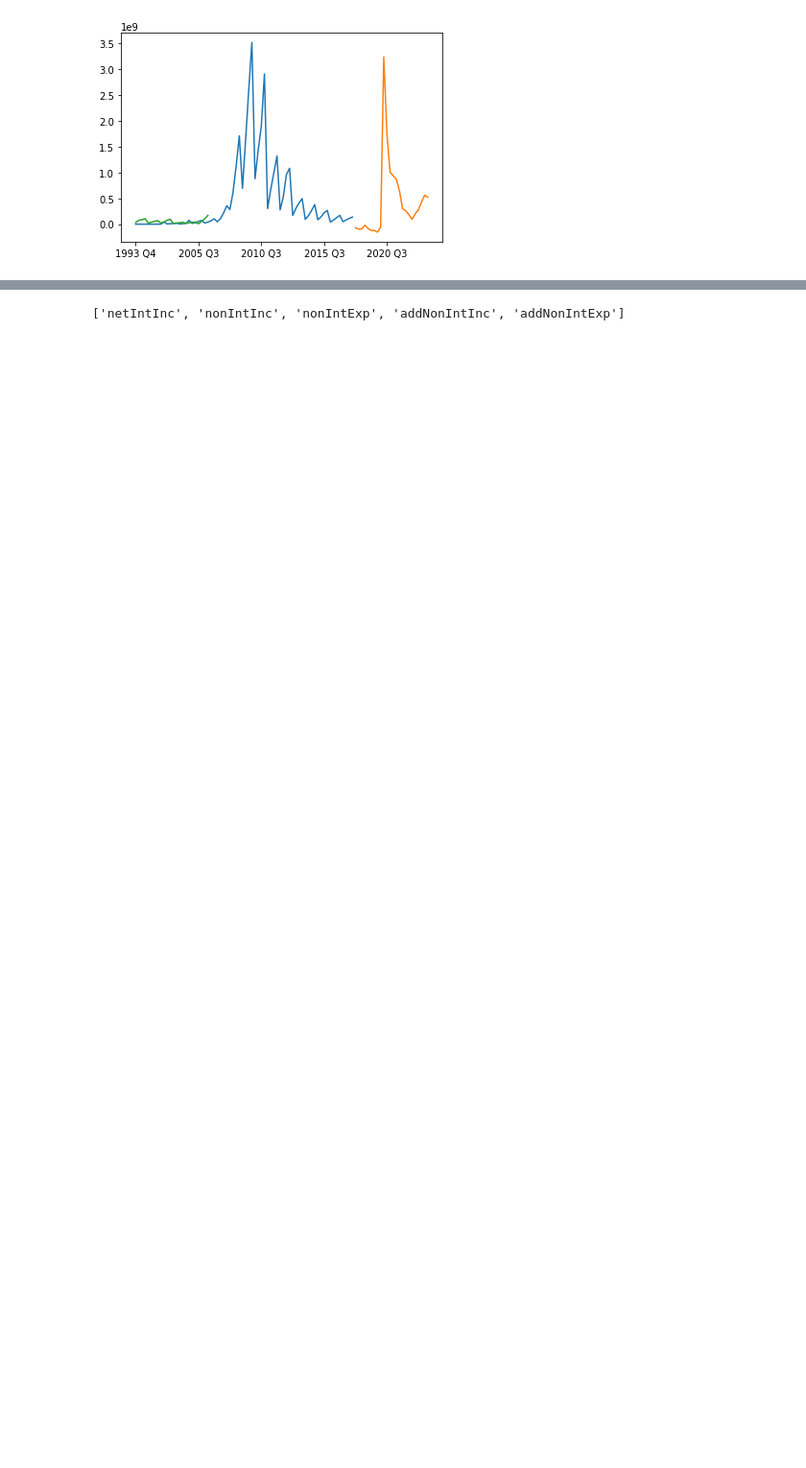
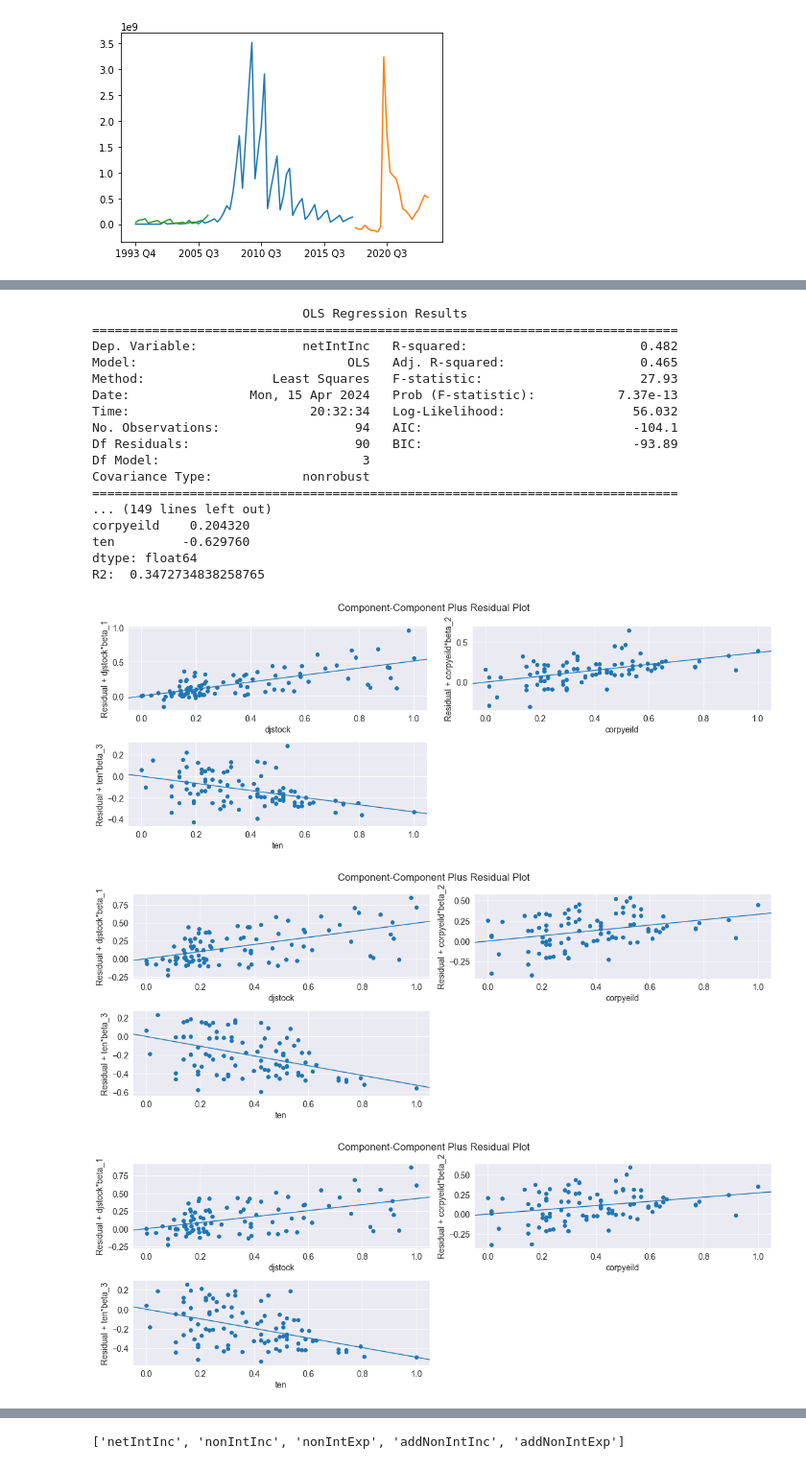
Before and after one commit to su-mana-s/Banking-and-Finance, a Jupyter notebook: src/models/scenario.ipynb, the cells around one changed output, grey strips where cells are left out. Shown at 96% size. Saved outputs shown, nothing was run; the diff lists cells and outputs as text; code cells hidden in the pictures; blank space fills up the shorter version.

```diff
--- a/src/models/scenario.ipynb
+++ b/src/models/scenario.ipynb
@@ -220,8 +220,8 @@ ranks # give top factors for each variable
 # %% [markdown]
 ## Statsmodels
 # %%
-pred_df.shape
-target = 'Loans secured by 1-4 family senior liens - total charge-offs'
+# pred_df.shape
+# target = 'Loans secured by 1-4 family senior liens - total charge-offs'
 
-pred_df = pred_df.rename(columns={'Loans secured by 1-4 family senior liens - total charge-offs': 'sliens_chargeoffs'})
+# pred_df = pred_df.rename(columns={'Loans secured by 1-4 family senior liens - total charge-offs': 'sliens_chargeoffs'})
 # %%
@@ -256,10 +256,10 @@ unempr       3.075962e+08
 dtype: float64
 R2:  0.5532915267088108
 # %%
-fig = sm.graphics.plot_partregress_grid(model1)
-fig.tight_layout(pad=1.0)
+# fig = sm.graphics.plot_partregress_grid(model1)
+# fig.tight_layout(pad=1.0)
 # %% [output]
 [figure]
 # %%
-fig = sm.graphics.plot_ccpr_grid(model3)
-fig.tight_layout(pad=1.0)
+# fig = sm.graphics.plot_ccpr_grid(model3)
+# fig.tight_layout(pad=1.0)
@@ -318,5 +316,6 @@ plt.show()
 # %%
 def pred_component(norm_df, target, regressors): # netIntInc, list
+    norm_df = change_names(norm_df)
     reg = "+".join(regressors)
     model = smf.ols(f' {target} ~  {reg}', data=norm_df).fit()
     print(model.summary())
@@ -324,6 +323,8 @@ def pred_component(norm_df, target, regressors): # netIntInc, list
     print("R2: ", model.rsquared)
     fig = sm.graphics.plot_ccpr_grid(model)
     fig.tight_layout(pad=1.0)
+
+
     severe = pd.read_csv('../../data/raw/dfast/Severe_Domestic.csv')
     supervisory = pd.read_csv('../../data/raw/dfast/Supervisory_Domestic.csv')
     severe_dates = severe['Date'].to_list()
@@ -334,6 +335,7 @@ def pred_component(norm_df, target, regressors): # netIntInc, list
     norm_sev = change_names(norm_sev)
     norm_sev = add_lags(norm_sev)
     severe_predictions = model.predict(norm_sev)
+
     super_dates = supervisory['Date'].to_list()
     pred_super = supervisory.iloc[:,2:].astype('float32')
     scaler = MinMaxScaler()
@@ -413,0 +381,45 @@ R2:  0.3328878781909812
+# %%
+
+tars = [k for k, v in target_d.items()]
+targets = [v for k, v in target_d.items()]
+preds = []
+for i in range(len(tars)):
+    target = targets[i]
+    tar = tars[i]
+    # regressors = [ranks[tar][i][0] for i in range(5)]
+    regressors = ['djstock', 'corpyeild', 'ten']
+    sev, sup = pred_component(norm_df, target, regressors)
+
+    colid = pred_df.columns.get_loc(target)
+    scale = MinMaxScaler()
+    scale.min_, scale.scale_ = scaler1.min_[colid], scaler1.scale_[colid]
+
+    sev_arr = np.array(sev).reshape(-1, 1)
+    sev = scale.inverse_transform(sev_arr)
+    sup_arr = np.array(sup).reshape(-1, 1)
+    sup = scale.inverse_transform(sup_arr)
+
+    preds.append(( target, sev, sup))
+
+# return preds, targets
+# %% [output]
+                            OLS Regression Results
+==============================================================================
+Dep. Variable:              netIntInc   R-squared:                       0.482
+Model:                            OLS   Adj. R-squared:                  0.465
+Method:                 Least Squares   F-statistic:                     27.93
+Date:                Mon, 15 Apr 2024   Prob (F-statistic):           7.37e-13
+Time:                        20:32:34   Log-Likelihood:                 56.032
+No. Observations:                  94   AIC:                            -104.1
+Df Residuals:                      90   BIC:                            -93.89
+Df Model:                           3
+Covariance Type:            nonrobust
+==============================================================================
+... (149 lines left out)
+corpyeild    0.204320
+ten         -0.629760
+dtype: float64
+R2:  0.3472734838258765
+[figure, added]
+[figure, added]
+[figure, added]
```
Also changed, not shown: parts of 72 cells of this notebook, 8 other files.
